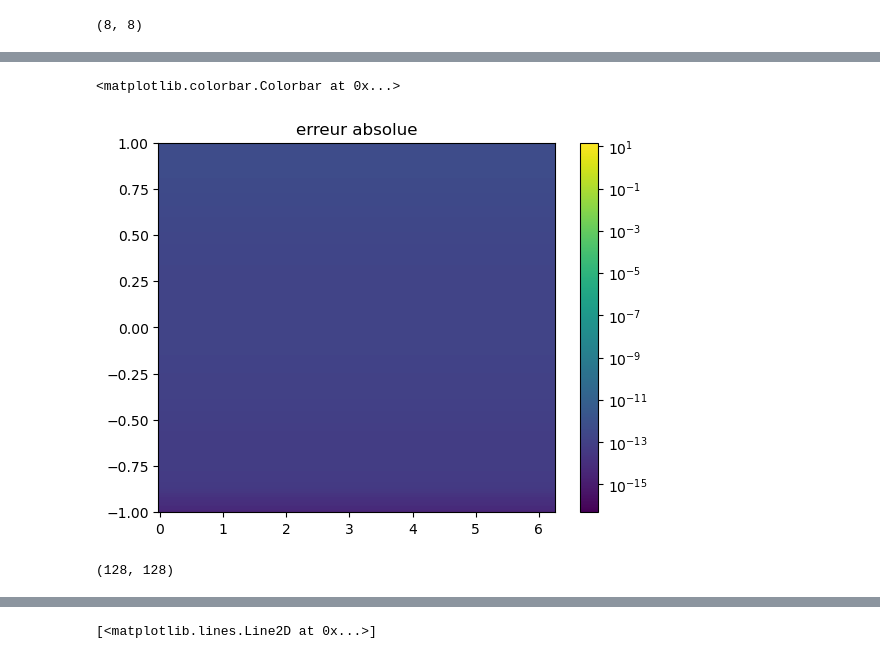
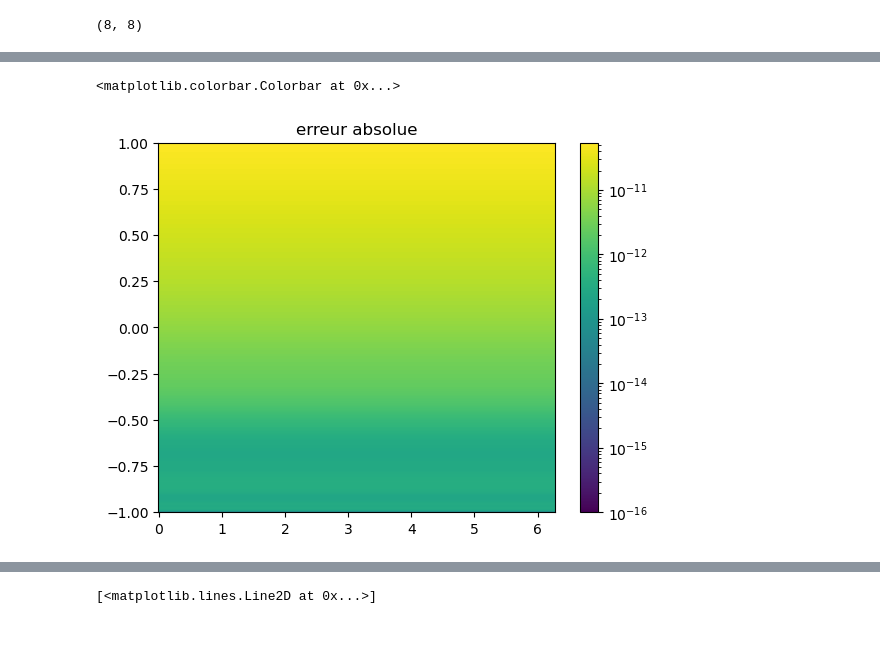
Before and after one commit to personne30003/pyTQG, a Jupyter notebook: Proto_notebooks/Channel_Helmholtz_solver.ipynb, the cells around one changed output, grey strips where cells are left out. Cells and saved outputs as stored; diff of their text form; code cells hidden in the pictures.

Commit message:
Corrigé solveur Helmholtz bipériodique (enfin !) + ajouté un notebook où je l'ai optimisé

```diff
--- a/Proto_notebooks/Channel_Helmholtz_solver.ipynb
+++ b/Proto_notebooks/Channel_Helmholtz_solver.ipynb
@@ -58,20 +58,20 @@ def Solve_Helmholtz(Nx,
     #génération de la grille
     x = np.linspace(interval_x[0], interval_x[1], Nx, endpoint = False)
     y = Chebyshev.collocation_points(Ny, a = interval_y[0], b = interval_y[1])
-    #print(f"y = {y}")
+
     kx = 2.*np.pi*scipy.fft.fftfreq(Nx, d = (interval_x[-1] - interval_x[0])/Nx)
-    print(f"kx = {kx}")
+    rhs
     if np.isscalar(rhs) :
-        print(f"RHS scalar")
-        rhs = rhs *np.ones((Nx, Ny))
+        #print(f"RHS scalar")
+        RHS = rhs *np.ones((Nx, Ny))
     elif isinstance(rhs, np.ndarray) and (rhs.shape[0] == Nx or rhs.shape[1] == Ny) :
-        print("RHS array")
+        RHS = rhs.copy()
     else:
         raise ValueError(f"rhs must be of size Nx x Ny (rhs.shape = {rhs.shape})")
 
     psi_num = np.zeros((Nx, Ny))
     psi_num_hat = np.zeros((Nx, Ny), dtype = 'complex')
-    rhs_hat = scipy.fft.fft(rhs, axis = 0)
+    rhs_hat = scipy.fft.fft(RHS, axis = 0)
 
 
     D = Chebyshev.Cheb_mat(Ny, a = interval_y[0], b = interval_y[1])
@@ -79,18 +79,18 @@ def Solve_Helmholtz(Nx,
 
     if np.isscalar(CL_y_inf) :
         BC_y_inf = np.ones(Nx) * CL_y_inf
-        print("CL_inf scalar")
+        #print("CL_inf scalar")
     elif ( isinstance(CL_y_inf, np.ndarray) == True ) and ( CL_y_inf.shape[0] == Nx and len(CL_y_inf.shape) == 1 ):
-        print("CL_inf array")
+        #print("CL_inf array")
         BC_y_inf = CL_y_inf.copy()
     else :
         raise ValueError(f"CL_y_inf must be scalar or 1D array of size Nx (CL_y_inf = {CL_y_inf}")
 
     if np.isscalar(CL_y_sup) :
-        print("CL_sup_scalar")
+        #print("CL_sup_scalar")
         BC_y_sup = np.ones(Nx) * CL_y_sup
     elif ( isinstance(CL_y_sup, np.ndarray) == True ) and ( CL_y_sup.shape[0] == Nx and len(CL_y_sup.shape) == 1 ):
-        print("CL_sup array")
+        #print("CL_sup array")
         BC_y_sup = CL_y_sup.copy()
     else :
         raise ValueError(f"CL_y_sup must be scalar or 1D array of size Nx (CL_y_sup = {CL_y_sup}")
@@ -108,7 +108,7 @@ def Solve_Helmholtz(Nx,
         F[-1, -1] = 1.0
         F[1:-1, :] += D2[1:-1, :]
 
-        inv_F = np.linalg.inv(F)
+        #inv_F = np.linalg.inv(F)
 
 
         BC_hat_inf_i = BC_y_inf_hat[i].copy()
@@ -117,7 +117,7 @@ def Solve_Helmholtz(Nx,
         rhs_hat_i[0] = BC_hat_sup_i
         rhs_hat_i[-1] = BC_hat_inf_i
 
-        psi_hat_i = inv_F @ rhs_hat_i
+        psi_hat_i = np.linalg.solve(F, rhs_hat_i)
         psi_num_hat[i, :] = psi_hat_i
 
     psi_num = scipy.fft.ifft(psi_num_hat, axis = 0).real
@@ -213,8 +214,8 @@ kx = [  0.   1.   2.   3.   4.   5.   6.   7.   8.   9.  10.  11.  12.  13.
 # %%
 #Cas avec psi(x, y) =
 
-Nx= 128
-Ny = 128
+Nx= 512
+Ny = 512
 x_inf = 0.0
 x_sup = 2.*np.pi
 
@@ -689,30 +602,25 @@ err_num_test : mediane = 1.4505066082350331e-13, max = 4.736433467655843e-12, mi
 # %%
 #cas psi(x, y = 1.0)
 sol_ana = 1.0*np.ones((Nx, Ny))
 psi_num_3 = Solve_Helmholtz(Nx,
                             Ny,
                             alpha2 = 3.0,
                             rhs = -3.0,
                             CL_y_inf = 1.0,
                             CL_y_sup = 1.0,
                             interval_x = (x_inf, x_sup),
                             interval_y = (y_inf, y_sup)
                            )
 fig = plt.figure()
 err_3 = np.abs(sol_ana-psi_num_3)
 ax=plt.axes()
 ax.set_title("erreur absolue")
-try:
-    cf = ax.pcolormesh(X, Y, err_3, norm=colors.LogNorm(vmin=err_2.min(), vmax=err_2.max()))
-except ValueError:
-    cf = ax.pcolormesh(X, Y, err_3, norm=colors.LogNorm(vmin=1.0e-16, vmax=err_2.max()))
+cf = ax.pcolormesh(X, Y, err_3, norm=colors.LogNorm(vmin=1.0e-16, vmax=err_3.max()))
 fig.colorbar(cf, ax=ax)
 # %% [output]
 <matplotlib.colorbar.Colorbar at 0x...>
-[figure, old version]
+[figure, new version]
 # %%
 sort_k(rhs_hat_2, kx).shape
-# %% [output]
-(128, 128)
 # %%
 (l**2-k**2 - alpha2_2)*psi_analytique_2 - rhs_2
```
Also changed, not shown: parts of 18 cells of this notebook, 1 other file.
